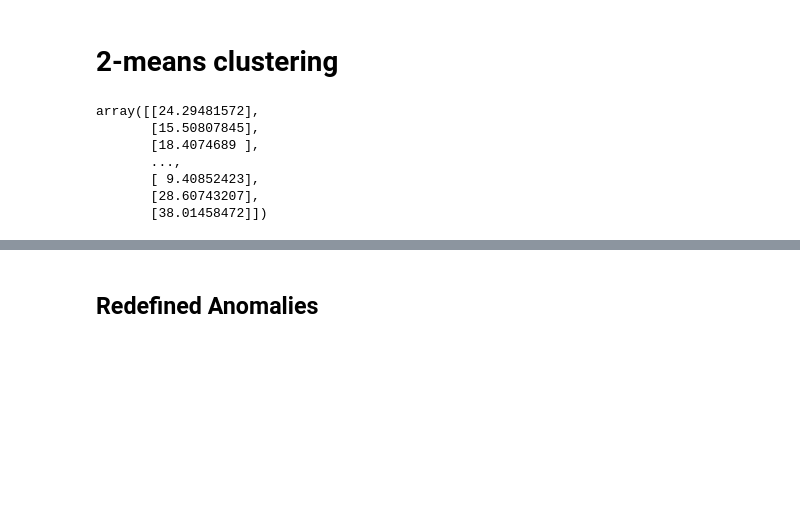
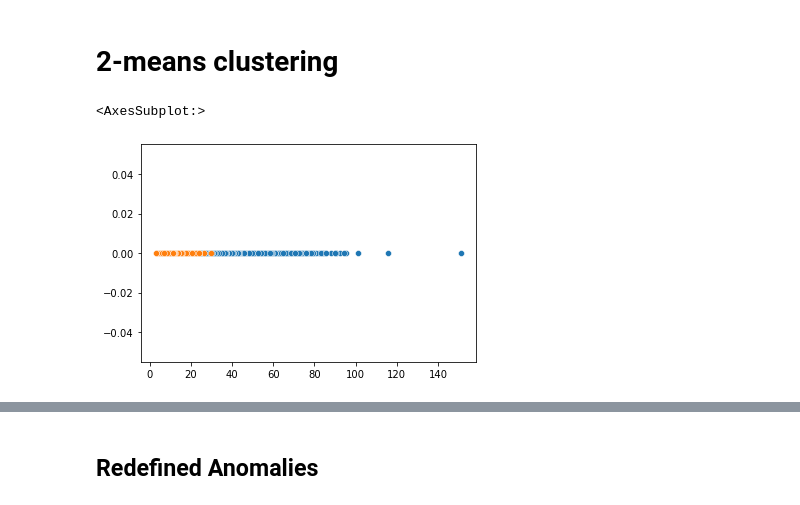
Before and after one commit to ZubairQazi/Anomaly_Detection, a Jupyter notebook: Decomp_Testing.ipynb, the cells around one changed output, grey strips where cells are left out. Cells and saved outputs as stored; diff of their text form; code cells hidden in the pictures; blank space fills up the shorter version.

```diff
--- a/Decomp_Testing.ipynb
+++ b/Decomp_Testing.ipynb
@@ -419,13 +440,0 @@ results.extend(results_anom); results.extend(results_clean)
-# %%
-results = np.array(results).reshape(-1, 1)
-np.random.shuffle(results)
-
-results
-# %% [output]
-array([[24.29481572],
-       [15.50807845],
-       [18.4074689 ],
-       ...,
-       [ 9.40852423],
-       [28.60743207],
-       [38.01458472]])
@@ -432,5 +443,11 @@ array([[24.29481572],
 # %%
 kmeans = KMeans(n_clusters=2, random_state=1).fit(results)
+# %%
+sns.scatterplot(x=results_anom, y=np.zeros(len(results_anom)))
+sns.scatterplot(x=results_clean, y=np.zeros(len(results_clean)))
+# %% [output]
+<AxesSubplot:>
+[figure, added]
 # %%
 sns.scatterplot(x=results.flatten(), y=np.zeros(len(results)), hue=kmeans.labels_)
 # %% [output]
```
Also changed, not shown: parts of 66 cells of this notebook.
